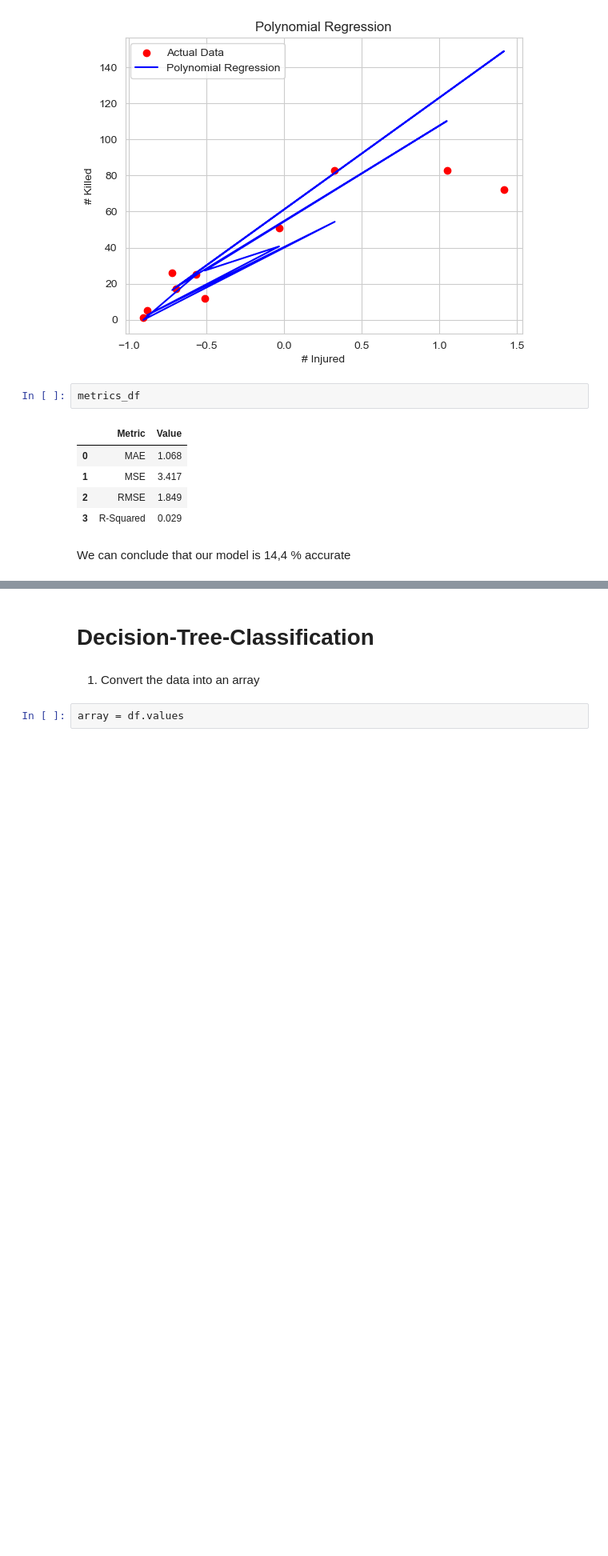
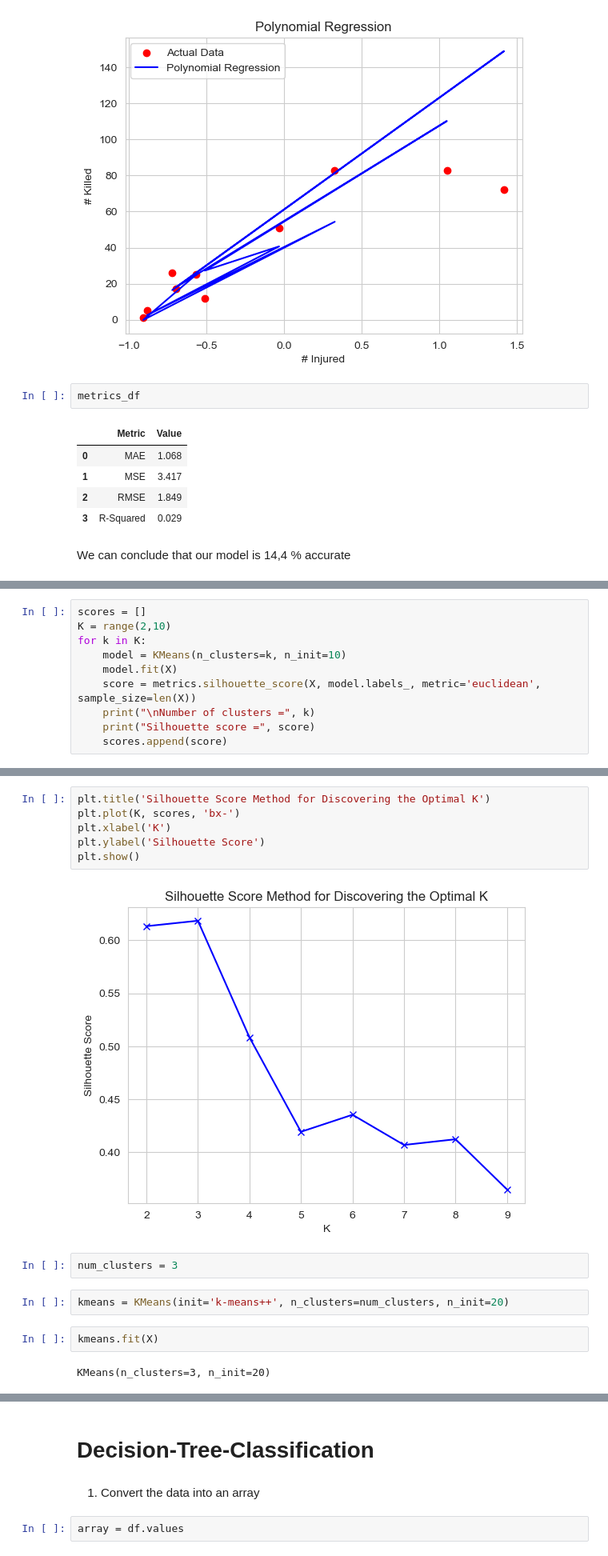
Before and after one commit to AhmadAlkaseb/BI, a Jupyter notebook: MiniProjekt 4/MiniProjekt4v2.ipynb, the cells around one changed output, grey strips where cells are left out. Shown at 80% size. Drawn from its saved outputs; the diff is of its cells as text; blank space fills up the shorter version.

```diff
--- a/MiniProjekt 4/MiniProjekt4v2.ipynb
+++ b/MiniProjekt 4/MiniProjekt4v2.ipynb
@@ -566,0 +640,10 @@ We can conclude that our model is 14,4 % accurate
+# %%
+scores = []
+K = range(2,10)
+for k in K:
+    model = KMeans(n_clusters=k, n_init=10)
+    model.fit(X)
+    score = metrics.silhouette_score(X, model.labels_, metric='euclidean', sample_size=len(X))
+    print("\nNumber of clusters =", k)
+    print("Silhouette score =", score)
+    scores.append(score)
@@ -566,0 +668,16 @@ We can conclude that our model is 14,4 % accurate
+# %%
+plt.title('Silhouette Score Method for Discovering the Optimal K')
+plt.plot(K, scores, 'bx-')
+plt.xlabel('K')
+plt.ylabel('Silhouette Score')
+plt.show()
+# %% [output]
+[figure, added]
+# %%
+num_clusters = 3
+# %%
+kmeans = KMeans(init='k-means++', n_clusters=num_clusters, n_init=20)
+# %%
+kmeans.fit(X)
+# %% [output]
+KMeans(n_clusters=3, n_init=20)
```
Also changed, not shown: parts of 32 cells of this notebook, 2 other files.
